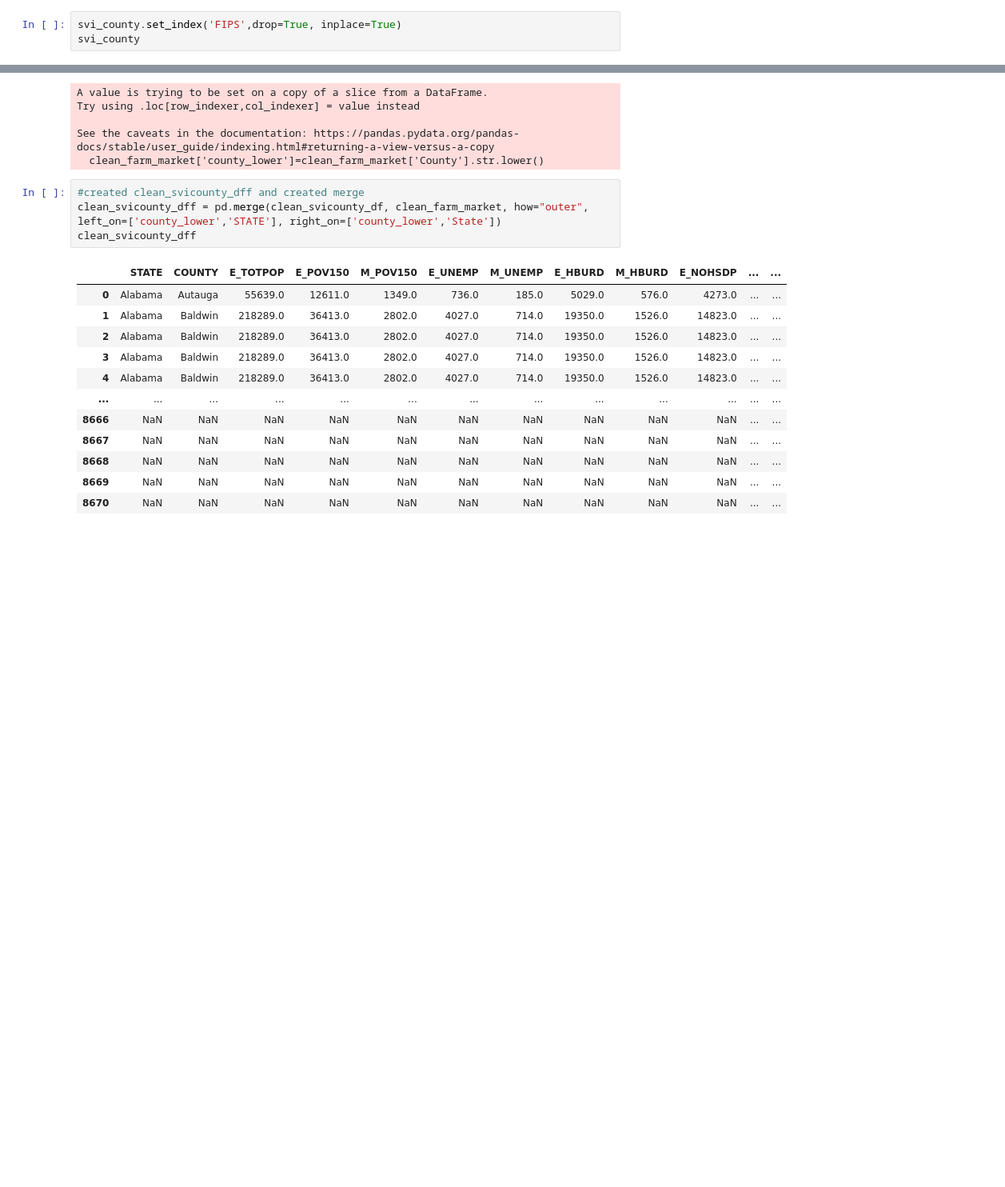
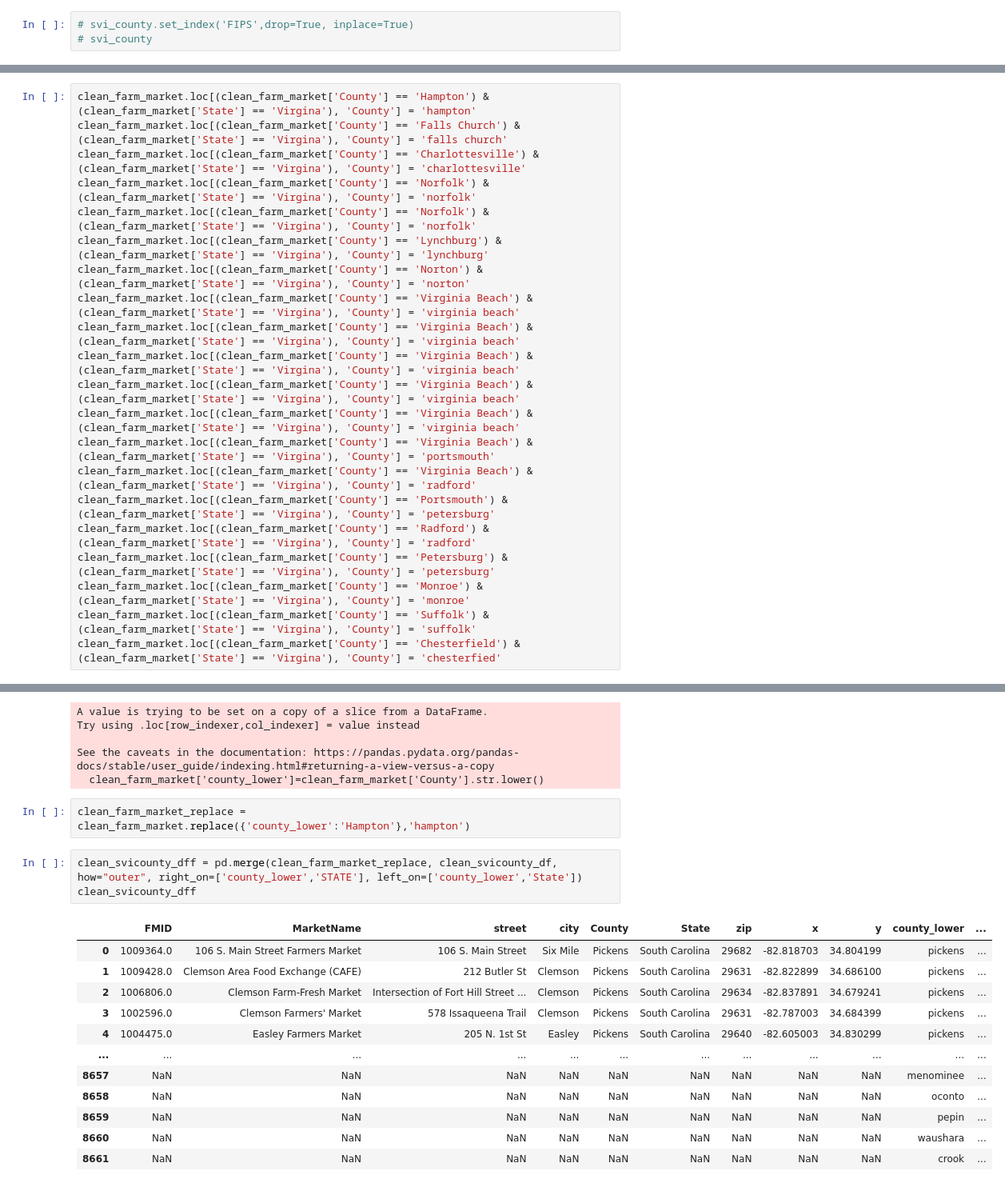
Before and after one commit to CantStopWontStop/farmers_market, a Jupyter notebook: farmers_market.ipynb, the cells around one changed output, grey strips where cells are left out. Shown: that part at 80% size. Drawn from its saved outputs; the diff is of its cells as text; blank space fills up the shorter version.

```diff
--- a/farmers_market.ipynb
+++ b/farmers_market.ipynb
@@ -42,5 +42,5 @@ svi_county
 | 3142 | 56 | Wyoming | WY | 56045 | Weston | 56045 | Weston County, Wyoming | 2398.003892 | 6942 | 0 | ... |
 3143 rows × 158 columns
 # %%
-svi_county.set_index('FIPS',drop=True, inplace=True)
-svi_county
+# svi_county.set_index('FIPS',drop=True, inplace=True)
+# svi_county
@@ -122,3 +129,24 @@ clean_svicounty_df
+# %%
+clean_farm_market.loc[(clean_farm_market['County'] == 'Hampton') & (clean_farm_market['State'] == 'Virgina'), 'County'] = 'hampton'
+clean_farm_market.loc[(clean_farm_market['County'] == 'Falls Church') & (clean_farm_market['State'] == 'Virgina'), 'County'] = 'falls church'
+clean_farm_market.loc[(clean_farm_market['County'] == 'Charlottesville') & (clean_farm_market['State'] == 'Virgina'), 'County'] = 'charlottesville'
+clean_farm_market.loc[(clean_farm_market['County'] == 'Norfolk') & (clean_farm_market['State'] == 'Virgina'), 'County'] = 'norfolk'
+clean_farm_market.loc[(clean_farm_market['County'] == 'Norfolk') & (clean_farm_market['State'] == 'Virgina'), 'County'] = 'norfolk'
+clean_farm_market.loc[(clean_farm_market['County'] == 'Lynchburg') & (clean_farm_market['State'] == 'Virgina'), 'County'] = 'lynchburg'
+clean_farm_market.loc[(clean_farm_market['County'] == 'Norton') & (clean_farm_market['State'] == 'Virgina'), 'County'] = 'norton'
+clean_farm_market.loc[(clean_farm_market['County'] == 'Virginia Beach') & (clean_farm_market['State'] == 'Virgina'), 'County'] = 'virginia beach'
+clean_farm_market.loc[(clean_farm_market['County'] == 'Virginia Beach') & (clean_farm_market['State'] == 'Virgina'), 'County'] = 'virginia beach'
+clean_farm_market.loc[(clean_farm_market['County'] == 'Virginia Beach') & (clean_farm_market['State'] == 'Virgina'), 'County'] = 'virginia beach'
+clean_farm_market.loc[(clean_farm_market['County'] == 'Virginia Beach') & (clean_farm_market['State'] == 'Virgina'), 'County'] = 'virginia beach'
+clean_farm_market.loc[(clean_farm_market['County'] == 'Virginia Beach') & (clean_farm_market['State'] == 'Virgina'), 'County'] = 'virginia beach'
+clean_farm_market.loc[(clean_farm_market['County'] == 'Virginia Beach') & (clean_farm_market['State'] == 'Virgina'), 'County'] = 'portsmouth'
+clean_farm_market.loc[(clean_farm_market['County'] == 'Virginia Beach') & (clean_farm_market['State'] == 'Virgina'), 'County'] = 'radford'
+clean_farm_market.loc[(clean_farm_market['County'] == 'Portsmouth') & (clean_farm_market['State'] == 'Virgina'), 'County'] = 'petersburg'
+clean_farm_market.loc[(clean_farm_market['County'] == 'Radford') & (clean_farm_market['State'] == 'Virgina'), 'County'] = 'radford'
+clean_farm_market.loc[(clean_farm_market['County'] == 'Petersburg') & (clean_farm_market['State'] == 'Virgina'), 'County'] = 'petersburg'
+clean_farm_market.loc[(clean_farm_market['County'] == 'Monroe') & (clean_farm_market['State'] == 'Virgina'), 'County'] = 'monroe'
+clean_farm_market.loc[(clean_farm_market['County'] == 'Suffolk') & (clean_farm_market['State'] == 'Virgina'), 'County'] = 'suffolk'
+clean_farm_market.loc[(clean_farm_market['County'] == 'Chesterfield') & (clean_farm_market['State'] == 'Virgina'), 'County'] = 'chesterfied'
 # %%
 clean_svicounty_df['county_lower']=clean_svicounty_df['COUNTY'].str.lower()
 clean_farm_market['county_lower']=clean_farm_market['County'].str.lower()
@@ -128,20 +156,21 @@ Try using .loc[row_indexer,col_indexer] = value instead
 
 See the caveats in the documentation: https://pandas.pydata.org/pandas-docs/stable/user_guide/indexing.html#returning-a-view-versus-a-copy
   clean_farm_market['county_lower']=clean_farm_market['County'].str.lower()
+# %%
+clean_farm_market_replace = clean_farm_market.replace({'county_lower':'Hampton'},'hampton')
 # %%
-#created clean_svicounty_dff and created merge
-clean_svicounty_dff = pd.merge(clean_svicounty_df, clean_farm_market, how="outer", left_on=['county_lower','STATE'], right_on=['county_lower','State'])
+clean_svicounty_dff = pd.merge(clean_farm_market_replace, clean_svicounty_df, how="outer", right_on=['county_lower','STATE'], left_on=['county_lower','State'])
 clean_svicounty_dff
 # %% [output]
-|  | STATE | COUNTY | E_TOTPOP | E_POV150 | M_POV150 | E_UNEMP | M_UNEMP | E_HBURD | M_HBURD | E_NOHSDP | ... | ... |
-| 0 | Alabama | Autauga | 55639.0 | 12611.0 | 1349.0 | 736.0 | 185.0 | 5029.0 | 576.0 | 4273.0 | ... | ... |
-| 1 | Alabama | Baldwin | 218289.0 | 36413.0 | 2802.0 | 4027.0 | 714.0 | 19350.0 | 1526.0 | 14823.0 | ... | ... |
-| 2 | Alabama | Baldwin | 218289.0 | 36413.0 | 2802.0 | 4027.0 | 714.0 | 19350.0 | 1526.0 | 14823.0 | ... | ... |
-| 3 | Alabama | Baldwin | 218289.0 | 36413.0 | 2802.0 | 4027.0 | 714.0 | 19350.0 | 1526.0 | 14823.0 | ... | ... |
-| 4 | Alabama | Baldwin | 218289.0 | 36413.0 | 2802.0 | 4027.0 | 714.0 | 19350.0 | 1526.0 | 14823.0 | ... | ... |
-| ... | ... | ... | ... | ... | ... | ... | ... | ... | ... | ... | ... | ... |
-| 8666 | NaN | NaN | NaN | NaN | NaN | NaN | NaN | NaN | NaN | NaN | ... | ... |
-| 8667 | NaN | NaN | NaN | NaN | NaN | NaN | NaN | NaN | NaN | NaN | ... | ... |
-| 8668 | NaN | NaN | NaN | NaN | NaN | NaN | NaN | NaN | NaN | NaN | ... | ... |
-| 8669 | NaN | NaN | NaN | NaN | NaN | NaN | NaN | NaN | NaN | NaN | ... | ... |
-| 8670 | NaN | NaN | NaN | NaN | NaN | NaN | NaN | NaN | NaN | NaN | ... | ... |
+|  | FMID | MarketName | street | city | County | State | zip | x | y | county_lower | ... |
+| 0 | 1009364.0 | 106 S. Main Street Farmers Market | 106 S. Main Street | Six Mile | Pickens | South Carolina | 29682 | -82.818703 | 34.804199 | pickens | ... |
+| 1 | 1009428.0 | Clemson Area Food Exchange (CAFE) | 212 Butler St | Clemson | Pickens | South Carolina | 29631 | -82.822899 | 34.686100 | pickens | ... |
+| 2 | 1006806.0 | Clemson Farm-Fresh Market | Intersection of Fort Hill Street ... | Clemson | Pickens | South Carolina | 29634 | -82.837891 | 34.679241 | pickens | ... |
+| 3 | 1002596.0 | Clemson Farmers' Market | 578 Issaqueena Trail | Clemson | Pickens | South Carolina | 29631 | -82.787003 | 34.684399 | pickens | ... |
+| 4 | 1004475.0 | Easley Farmers Market | 205 N. 1st St | Easley | Pickens | South Carolina | 29640 | -82.605003 | 34.830299 | pickens | ... |
+| ... | ... | ... | ... | ... | ... | ... | ... | ... | ... | ... | ... |
+| 8657 | NaN | NaN | NaN | NaN | NaN | NaN | NaN | NaN | NaN | menominee | ... |
+| 8658 | NaN | NaN | NaN | NaN | NaN | NaN | NaN | NaN | NaN | oconto | ... |
+| 8659 | NaN | NaN | NaN | NaN | NaN | NaN | NaN | NaN | NaN | pepin | ... |
+| 8660 | NaN | NaN | NaN | NaN | NaN | NaN | NaN | NaN | NaN | waushara | ... |
+| 8661 | NaN | NaN | NaN | NaN | NaN | NaN | NaN | NaN | NaN | crook | ... |
```
Also changed, not shown: parts of 9 cells of this notebook.
